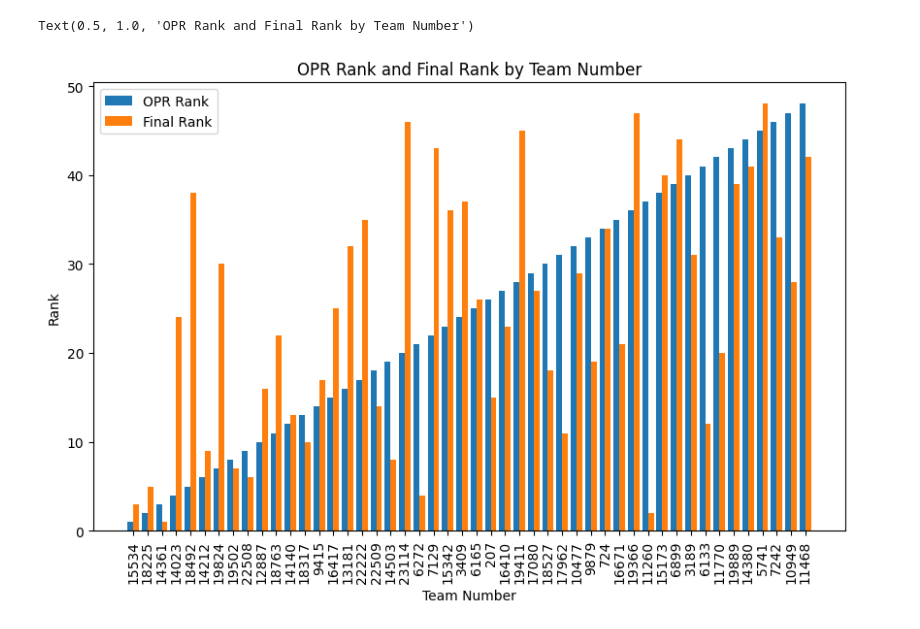
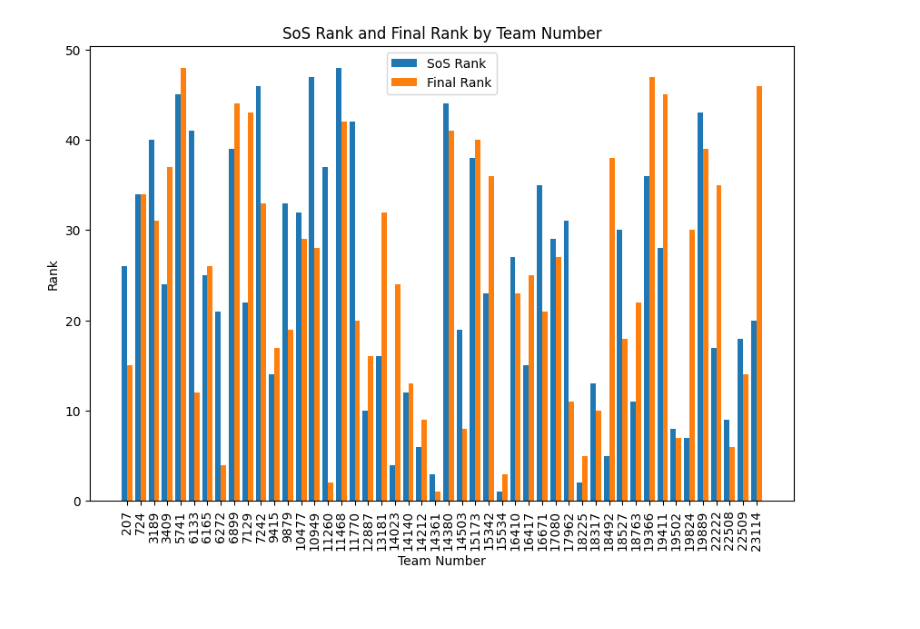
Before and after one commit to adurvasula35/worlds-2023-analysis, a Jupyter notebook: World's Cope.ipynb, the cells around one changed output. Cells and saved outputs as stored; diff of their text form; code cells hidden in the pictures.

Commit message:
-cleaned up code and added bar plot

```diff
--- a/World's Cope.ipynb
+++ b/World's Cope.ipynb
@@ -131,0 +17,28 @@ print(pretty_ranked_average_opr_dict)
+# %%
+# Strength of Schedule Function
+
+def calc_sos(team_number, matches, team_info):
+    """Finds all matches that a single team participates in"""
+    team_matches = matches[
+        (matches[['Red 1', 'Red 2']] == team_number).any(axis=1) |
+        (matches[['Blue 1', 'Blue 2']] == team_number).any(axis=1)
+    ]
+
+    """Calculates strength of schedule"""
+    scores = list()
+    for _, match in team_matches.iterrows():
+        if team_number == match["Red 1"] or team_number == match["Red 2"]:
+            partner = match["Red 1"] if team_number == match["Red 2"] else match["Red 2"]
+            opponents = [match["Blue 1"], match["Blue 2"]]
+        else:
+            partner = match["Blue 1"] if team_number == match["Blue 2"] else match["Blue 2"]
+            opponents = [match["Red 1"], match["Red 2"]]
+        scores.append(team_info.loc[partner, "OPR"] - team_info.loc[opponents, "OPR"].sum())
+    return sum(scores) / len(scores)
+# %%
+# Add Strength of Schedule and SOS Rank to team_data
+team_data["SoS OPR"] = team_data.index.to_series().apply(calc_sos, args=(matches, team_data))
+team_data.sort_values("SoS OPR", ascending = False, inplace = True)
+team_data["SoS Rank"] = np.arange(1, len(team_data) + 1)
+team_data.sort_values("Team", inplace = True)
+team_data
@@ -132,21 +64,21 @@ print(pretty_ranked_average_opr_dict)
 # %%
 # Plotting Data
-team_number = pretty_ranked_average_opr_dict["Team Number"]
-final_placement = pretty_ranked_average_opr_dict["Final Placement"].astype(int)
-opr_rank = pretty_ranked_average_opr_dict["OPR Rank"].astype(int)
+team_number = team_data.index
+final_placement = team_data["Rank"].astype(int)
+opr_rank = team_data["SoS Rank"].astype(int)
 array = np.arange(len(team_number))
 size = 0.4
-fig = plt.figure(figsize=(10, 6))
+fig = plt.figure(figsize=(10, 6.5))
 ax = fig.add_subplot(111)
-ax.bar(array - size/2, opr_rank, size, label = "OPR Rank")
+ax.bar(array - size/2, opr_rank, size, label = "SoS Rank")
 ax.bar(array + size/2, final_placement, size, label = "Final Rank")
 plt.xticks(array, team_number, rotation=90)
 plt.ylabel("Rank")
 plt.xlabel("Team Number")
 plt.legend()
-plt.title("OPR Rank and Final Rank by Team Number")
+plt.title("SoS Rank and Final Rank by Team Number")
+plt.savefig("sos_rank_by_team.png")
 # %% [output]
-Text(0.5, 1.0, 'OPR Rank and Final Rank by Team Number')
-[figure, old version]
+[figure, new version]
 # %%
 # Correlation
```
Also changed, not shown: parts of 13 cells of this notebook, 2 other files.
